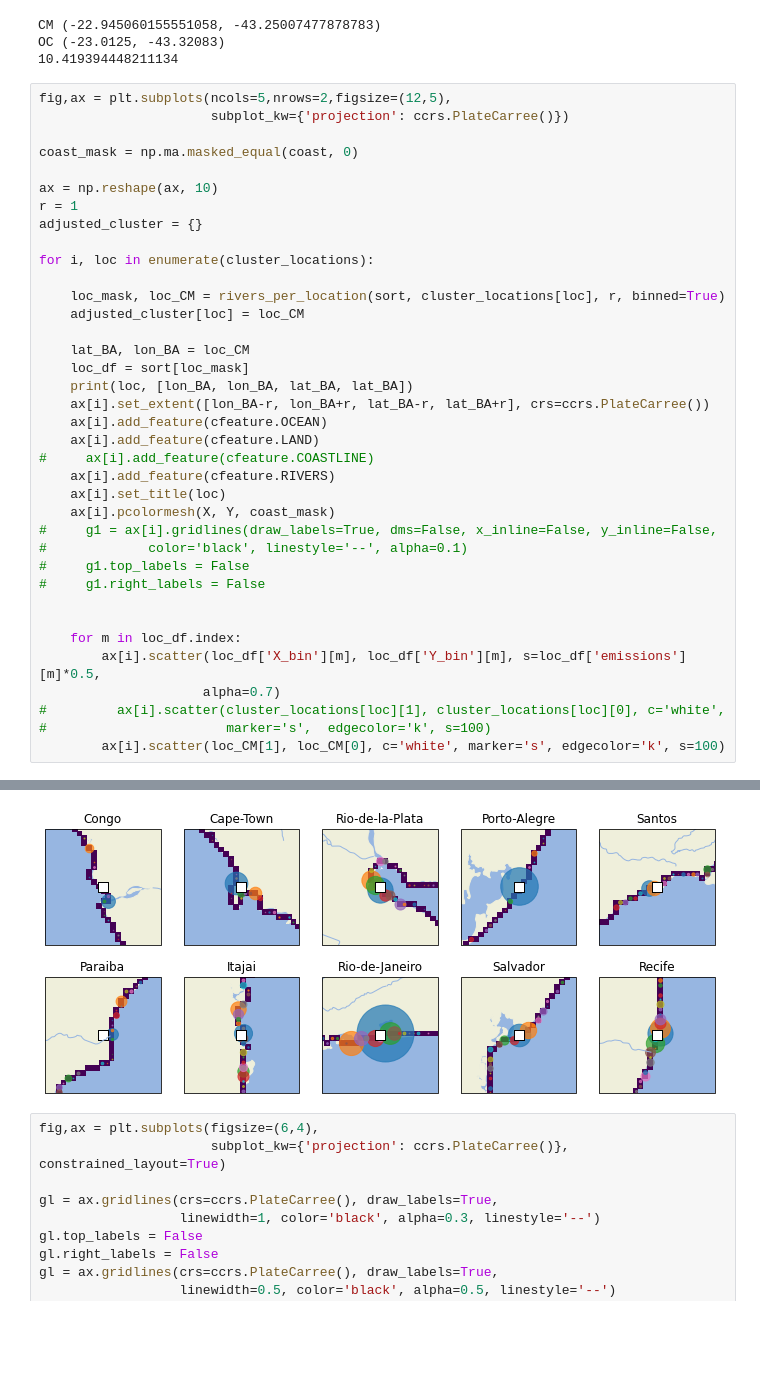
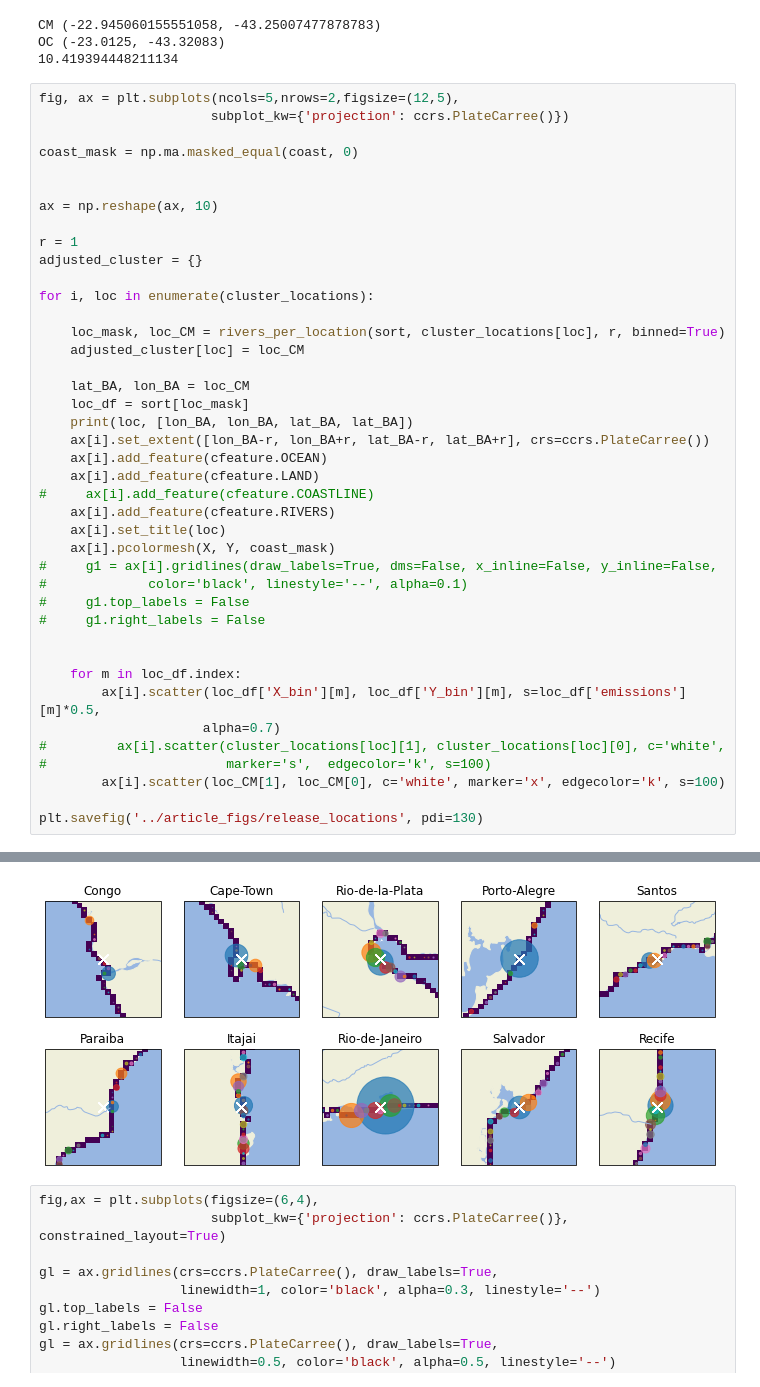
Before and after one commit to OceanParcels/BayesianAnalysis_SouthAtlantic, a Jupyter notebook: notebooks/Standard_method_release_particles_from_river_locations.ipynb, the cells around one changed output, grey strips where cells are left out. Cells and saved outputs as stored; diff of their text form; blank space fills up the shorter version.

```diff
--- a/notebooks/Standard_method_release_particles_from_river_locations.ipynb
+++ b/notebooks/Standard_method_release_particles_from_river_locations.ipynb
@@ -393,12 +385,14 @@ CM (-22.945060155551058, -43.25007477878783)
 OC (-23.0125, -43.32083)
 10.419394448211134
 # %%
-fig,ax = plt.subplots(ncols=5,nrows=2,figsize=(12,5),
+fig, ax = plt.subplots(ncols=5,nrows=2,figsize=(12,5),
                       subplot_kw={'projection': ccrs.PlateCarree()})
 
 coast_mask = np.ma.masked_equal(coast, 0)
 
+
 ax = np.reshape(ax, 10)
+
 r = 1
 adjusted_cluster = {}
 
@@ -412,35 +406,37 @@ for i, loc in enumerate(cluster_locations):
     print(loc, [lon_BA, lon_BA, lat_BA, lat_BA])
     ax[i].set_extent([lon_BA-r, lon_BA+r, lat_BA-r, lat_BA+r], crs=ccrs.PlateCarree())
     ax[i].add_feature(cfeature.OCEAN)
     ax[i].add_feature(cfeature.LAND)
 #     ax[i].add_feature(cfeature.COASTLINE)
     ax[i].add_feature(cfeature.RIVERS)
     ax[i].set_title(loc)
     ax[i].pcolormesh(X, Y, coast_mask)
 #     g1 = ax[i].gridlines(draw_labels=True, dms=False, x_inline=False, y_inline=False,
 #             color='black', linestyle='--', alpha=0.1)
 #     g1.top_labels = False
 #     g1.right_labels = False
 
 
     for m in loc_df.index:
         ax[i].scatter(loc_df['X_bin'][m], loc_df['Y_bin'][m], s=loc_df['emissions'][m]*0.5,
                      alpha=0.7)
 #         ax[i].scatter(cluster_locations[loc][1], cluster_locations[loc][0], c='white',
 #                       marker='s',  edgecolor='k', s=100)
-        ax[i].scatter(loc_CM[1], loc_CM[0], c='white', marker='s', edgecolor='k', s=100)
+        ax[i].scatter(loc_CM[1], loc_CM[0], c='white', marker='x', edgecolor='k', s=100)
+
+plt.savefig('../article_figs/release_locations', pdi=130)
 # %% [output]
 Congo [12.322773940845202, 12.322773940845202, -5.839025814859182, -5.839025814859182]
 Cape-Town [18.516123691832572, 18.516123691832572, -33.98071957888667, -33.98071957888667]
 Rio-de-la-Plata [-58.33804718267087, -58.33804718267087, -34.533424574858756, -34.533424574858756]
 Porto-Alegre [-50.42807859021225, -50.42807859021225, -30.591184442740754, -30.591184442740754]
 Santos [-46.282869090631785, -46.282869090631785, -23.97941880008897, -23.97941880008897]
 Paraiba [-41.149217208680454, -41.149217208680454, -21.594112104419448, -21.594112104419448]
 Itajai [-48.60662095689911, -48.60662095689911, -26.95349610101432, -26.95349610101432]
 Rio-de-Janeiro [-43.25007477878783, -43.25007477878783, -22.945060155551058, -22.945060155551058]
 Salvador [-38.41695490351165, -38.41695490351165, -13.005334422056057, -13.005334422056057]
 Recife [-34.877316798218914, -34.877316798218914, -8.117255001381881, -8.117255001381881]
-[figure, old version]
+[figure, new version]
 # %%
 fig,ax = plt.subplots(figsize=(6,4),
                       subplot_kw={'projection': ccrs.PlateCarree()}, constrained_layout=True)
```
Also changed, not shown: parts of 9 cells of this notebook, 1 other file.
